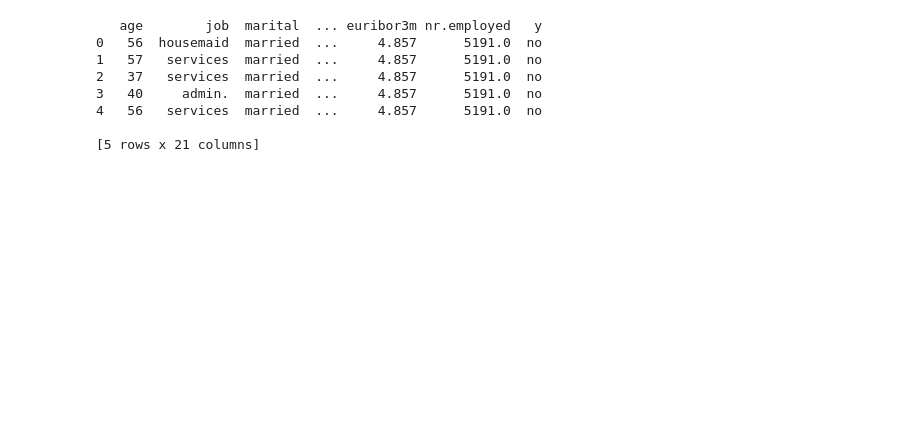
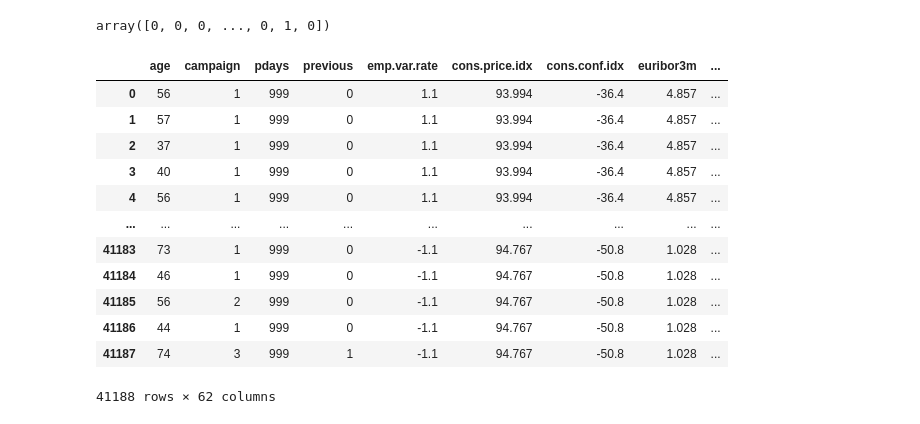
Before and after one commit to prawizard/CE888_Repo, a Jupyter notebook: Lab_3/bank_classification.ipynb, the cells around one changed output. Saved outputs shown, nothing was run; the diff lists cells and outputs as text; code cells hidden in the pictures; blank space fills up the shorter version.

```diff
--- a/Lab_3/bank_classification.ipynb
+++ b/Lab_3/bank_classification.ipynb
@@ -6,17 +6,49 @@ import pandas as pd
 import seaborn as sns
 import numpy as np
 # %%
-df=pd.read_csv("bank-additional-full.csv")
+# df=pd.read_csv("bank-additional-full.csv")
+
+df=pd.read_csv("https://raw.githubusercontent.com/albanda/CE888/master/lab3/bank-additional-full.csv", delimiter=";")
+
 # Uploaded the file to session storage. Not fetching using the http link.
-print(df.head())
-X = df.iloc[:, :-1].values
-y = df.iloc[:, -1].values
+# print(df.head())
+# X = df.iloc[:, :-1].values
+# y = df.iloc[:, -1].values
+# print(type(X))
+# print(type(y))
+# X.shape
+# y.shape
-# %% [output]
-   age        job  marital  ... euribor3m nr.employed   y
-0   56  housemaid  married  ...     4.857      5191.0  no
-1   57   services  married  ...     4.857      5191.0  no
-2   37   services  married  ...     4.857      5191.0  no
-3   40     admin.  married  ...     4.857      5191.0  no
-4   56   services  married  ...     4.857      5191.0  no
-
-[5 rows x 21 columns]
+# %%
+from sklearn.preprocessing import LabelEncoder
+le=LabelEncoder()
+y=le.fit_transform(df.iloc[:, -1].values)
+# X=np.array([[]])
+# for col in [1,2,3,4,5,6,7,8,9,14]:
+#   le=LabelEncoder()
+#   temp=le.fit_transform(df.iloc[:, col].values)
+#   np.append(X,temp)
+# df_dummies=pd.get_dummies(df, columns=["job","marital"])
+# df_dummies
+y
+# %% [output]
+array([0, 0, 0, ..., 0, 1, 0])
+# %%
+df_dummies=pd.get_dummies(df)
+df_dummies.drop('y_no', inplace=True, axis=1)
+df_dummies.drop('y_yes', inplace=True, axis=1)
+df_dummies.drop('duration', inplace=True, axis=1)
+df_dummies.dropna()
+# %% [output]
+|  | age | campaign | pdays | previous | emp.var.rate | cons.price.idx | cons.conf.idx | euribor3m | ... |
+| 0 | 56 | 1 | 999 | 0 | 1.1 | 93.994 | -36.4 | 4.857 | ... |
+| 1 | 57 | 1 | 999 | 0 | 1.1 | 93.994 | -36.4 | 4.857 | ... |
+| 2 | 37 | 1 | 999 | 0 | 1.1 | 93.994 | -36.4 | 4.857 | ... |
+| 3 | 40 | 1 | 999 | 0 | 1.1 | 93.994 | -36.4 | 4.857 | ... |
+| 4 | 56 | 1 | 999 | 0 | 1.1 | 93.994 | -36.4 | 4.857 | ... |
+| ... | ... | ... | ... | ... | ... | ... | ... | ... | ... |
+| 41183 | 73 | 1 | 999 | 0 | -1.1 | 94.767 | -50.8 | 1.028 | ... |
+| 41184 | 46 | 1 | 999 | 0 | -1.1 | 94.767 | -50.8 | 1.028 | ... |
+| 41185 | 56 | 2 | 999 | 0 | -1.1 | 94.767 | -50.8 | 1.028 | ... |
+| 41186 | 44 | 1 | 999 | 0 | -1.1 | 94.767 | -50.8 | 1.028 | ... |
+| 41187 | 74 | 3 | 999 | 1 | -1.1 | 94.767 | -50.8 | 1.028 | ... |
+41188 rows × 62 columns
```
Also changed, not shown: parts of 28 cells of this notebook.
